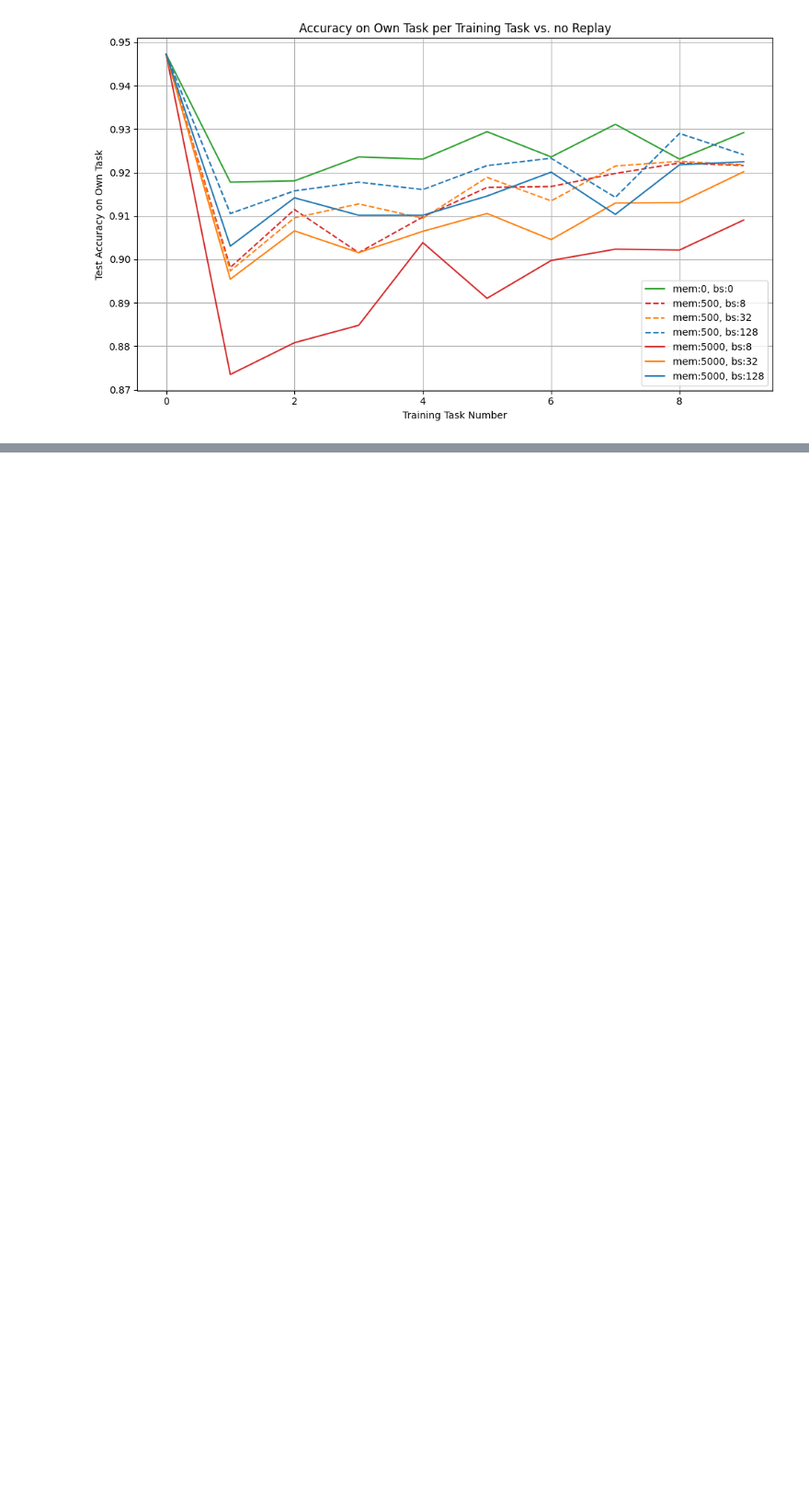
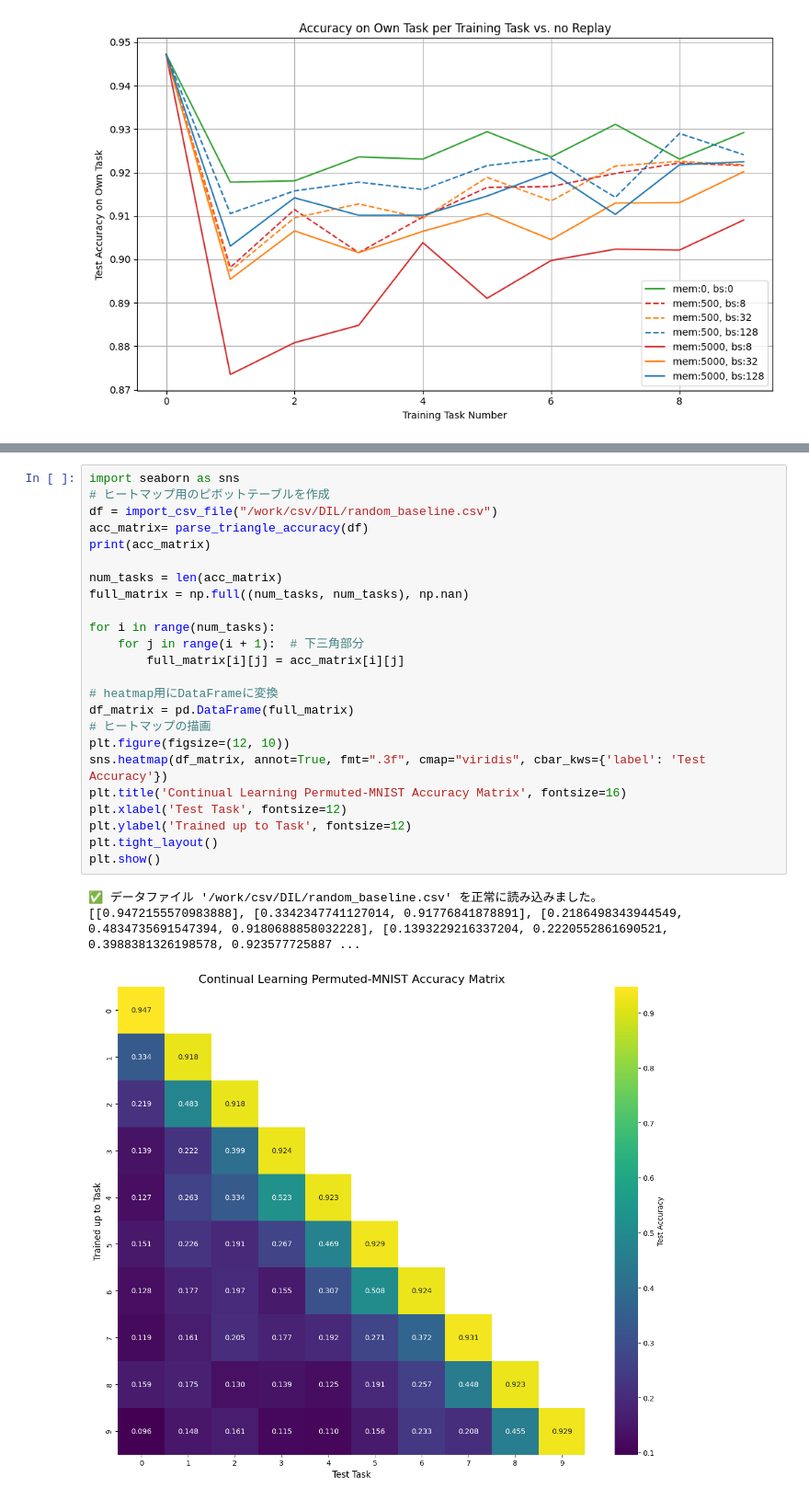
Before and after one commit to yuuharu11/liquid_time-constant_networks, a Jupyter notebook: make_graph.ipynb, the cells around one changed output, grey strips where cells are left out. Shown at 92% size. Cells and saved outputs as stored; diff of their text form; blank space fills up the shorter version.

```diff
--- a/make_graph.ipynb
+++ b/make_graph.ipynb
@@ -253,0 +357,28 @@ plot_own_task_accuracy_with_style(all_results, csv_list, meta_info, "Accuracy on
+# %%
+import seaborn as sns
+# ヒートマップ用のピボットテーブルを作成
+df = import_csv_file("/work/csv/DIL/random_baseline.csv")
+acc_matrix= parse_triangle_accuracy(df)
+print(acc_matrix)
+
+num_tasks = len(acc_matrix)
+full_matrix = np.full((num_tasks, num_tasks), np.nan)
+
+for i in range(num_tasks):
+    for j in range(i + 1):  # 下三角部分
+        full_matrix[i][j] = acc_matrix[i][j]
+
+# heatmap用にDataFrameに変換
+df_matrix = pd.DataFrame(full_matrix)
+# ヒートマップの描画
+plt.figure(figsize=(12, 10))
+sns.heatmap(df_matrix, annot=True, fmt=".3f", cmap="viridis", cbar_kws={'label': 'Test Accuracy'})
+plt.title('Continual Learning Permuted-MNIST Accuracy Matrix', fontsize=16)
+plt.xlabel('Test Task', fontsize=12)
+plt.ylabel('Trained up to Task', fontsize=12)
+plt.tight_layout()
+plt.show()
+# %% [output]
+✅ データファイル '/work/csv/DIL/random_baseline.csv' を正常に読み込みました。
+[[0.9472155570983888], [0.3342347741127014, 0.91776841878891], [0.2186498343944549, 0.4834735691547394, 0.9180688858032228], [0.1393229216337204, 0.2220552861690521, 0.3988381326198578, 0.923577725887 ...
+[figure, added]
```
Also changed, not shown: parts of 5 cells of this notebook, 12 other files.
